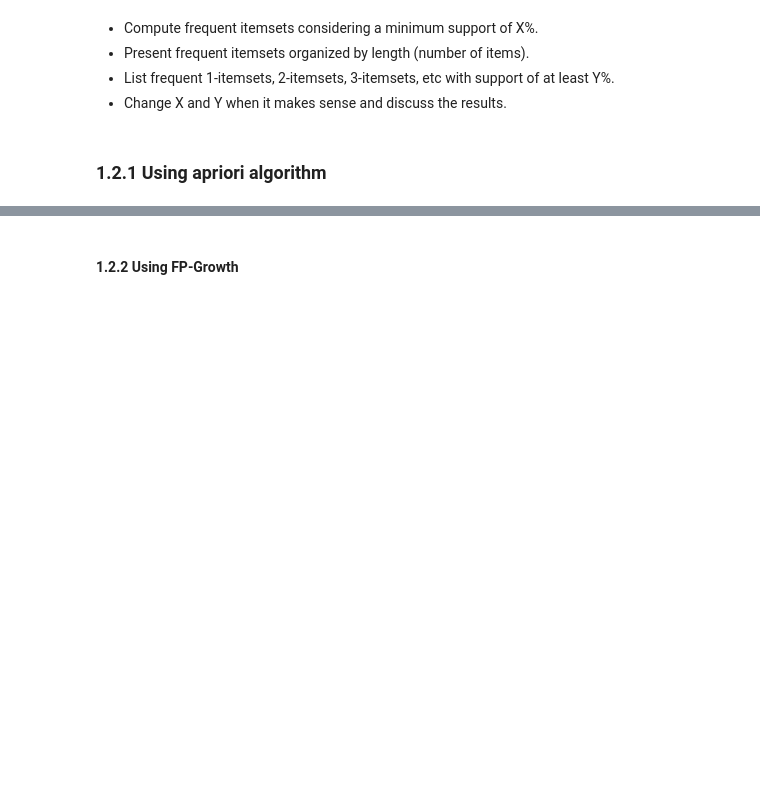
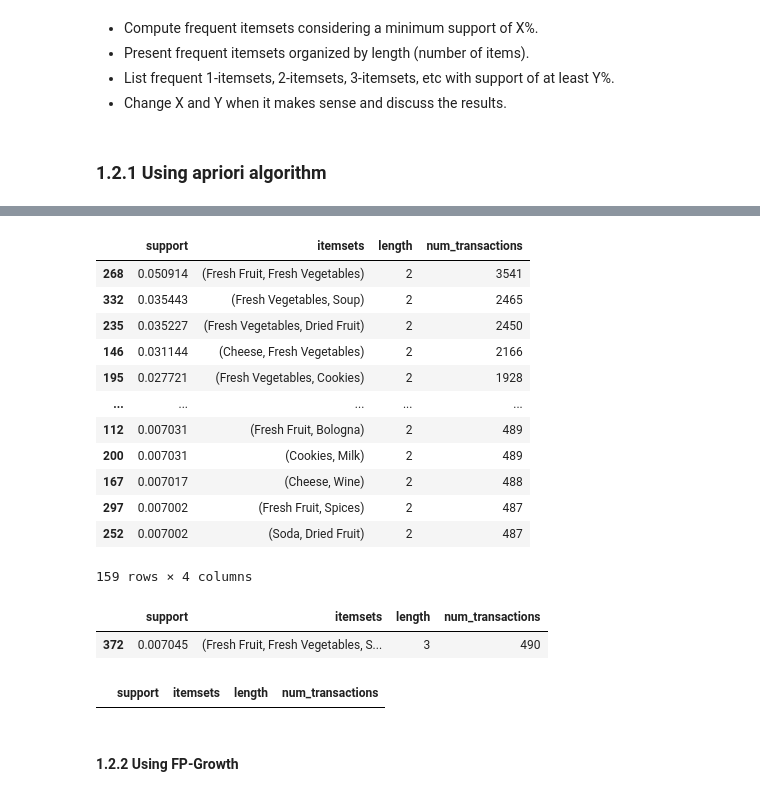
Before and after one commit to Gustavo-SF/DataMining-Project-1, a Jupyter notebook: PD_201920_Project.ipynb, the cells around one changed output, grey strips where cells are left out. Saved outputs shown, nothing was run; the diff lists cells and outputs as text; code cells hidden in the pictures; blank space fills up the shorter version.

```diff
--- a/PD_201920_Project.ipynb
+++ b/PD_201920_Project.ipynb
@@ -205,3 +222,28 @@ frequent_itemsets[frequent_itemsets['num_items'] == 3]
+# %%
+frequent_itemsets.query(f'length == 2 & support > {Y}')
+# %% [output]
+|  | support | itemsets | length | num_transactions |
+| 268 | 0.050914 | (Fresh Fruit, Fresh Vegetables) | 2 | 3541 |
+| 332 | 0.035443 | (Fresh Vegetables, Soup) | 2 | 2465 |
+| 235 | 0.035227 | (Fresh Vegetables, Dried Fruit) | 2 | 2450 |
+| 146 | 0.031144 | (Cheese, Fresh Vegetables) | 2 | 2166 |
+| 195 | 0.027721 | (Fresh Vegetables, Cookies) | 2 | 1928 |
+| ... | ... | ... | ... | ... |
+| 112 | 0.007031 | (Fresh Fruit, Bologna) | 2 | 489 |
+| 200 | 0.007031 | (Cookies, Milk) | 2 | 489 |
+| 167 | 0.007017 | (Cheese, Wine) | 2 | 488 |
+| 297 | 0.007002 | (Fresh Fruit, Spices) | 2 | 487 |
+| 252 | 0.007002 | (Soda, Dried Fruit) | 2 | 487 |
+159 rows × 4 columns
+# %%
+frequent_itemsets.query(f'length == 3 & support > {Y}')
+# %% [output]
+|  | support | itemsets | length | num_transactions |
+| 372 | 0.007045 | (Fresh Fruit, Fresh Vegetables, S... | 3 | 490 |
+# %%
+frequent_itemsets.query(f'length == 4 & support > {Y}')
+# %% [output]
+|  | support | itemsets | length | num_transactions |
 # %% [markdown]
 #### 1.2.2 Using FP-Growth
 # %%
```
Also changed, not shown: parts of 14 cells of this notebook, 1 other file.
